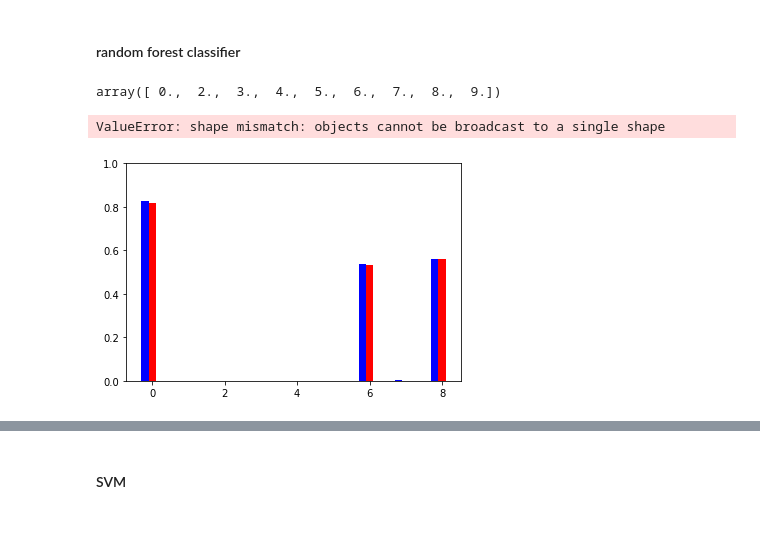
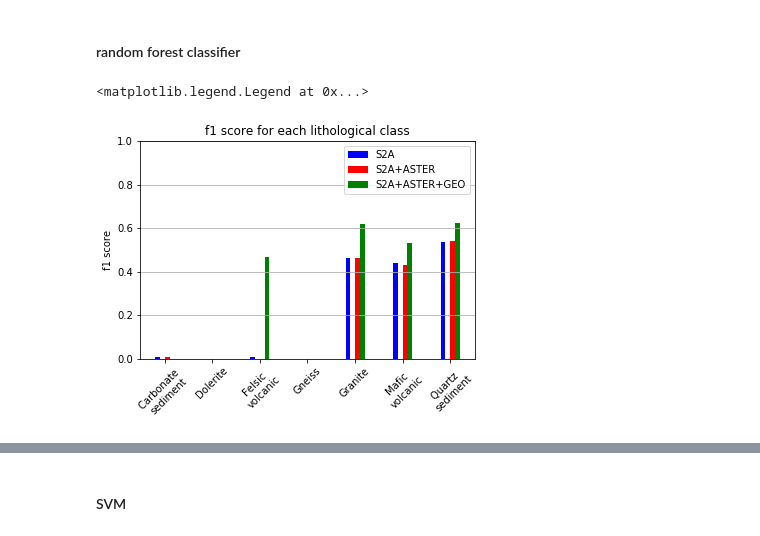
Before and after one commit to chenyz0601/DL-RockClassification, a Jupyter notebook: MLs.ipynb, the cells around one changed output, grey strips where cells are left out. Saved outputs shown, nothing was run; the diff lists cells and outputs as text; code cells hidden in the pictures.

```diff
--- a/MLs.ipynb
+++ b/MLs.ipynb
@@ -27,3 +11,28 @@ cls_names = ['Vegetation', 'Unkown Rocks', 'Carbonate_sediment',
+# %%
+# f = gzip.GzipFile('./data/block1_64/X_trn.npy.gz')
+# trn_X_sag = np.load(f)
+# trn_X_sag = trn_X_sag.reshape(-1, trn_X_sag.shape[-1])
+# trn_Y = np.load('./data/block1_64/Y_trn.npy')
+# trn_Y = np.argmax(trn_Y.reshape(-1, trn_Y.shape[-1]), axis=-1)
+# tst_X = np.load('./data/block1_64/X_tst.npy')
+# tst_X = tst_X.reshape(-1, tst_X.shape[-1])
+tst_Y = np.load('./data/block1_64/Y_tst.npy')
+tst_Y = np.argmax(tst_Y.reshape(-1, tst_Y.shape[-1]), axis=-1)
+# %%
+cls_names = ['Vegetation', 'Unkown \nRocks', 'Carbonate \nsediment',
+             'Dolerite', 'Feldspathic \nsediment', 'Felsic \nvolcanic',
+             'Gneiss', 'Granite', 'Mafic \nvolcanic', 'Quartz \nsediment']
+# %%
+# compute the distribution of each class in the train and test data
+trn_dlist = []
+for i in range(10):
+    trn_dlist.append(np.where(trn_Y == i)[0].shape[0] / trn_Y.shape[0])
+trn_distr = dict(zip(cls_names, trn_dlist))
+
+tst_dlist = []
+for i in range(10):
+    tst_dlist.append(np.where(tst_Y == i)[0].shape[0] / tst_Y.shape[0])
+tst_distr = dict(zip(cls_names, tst_dlist))
 # %% [markdown]
 #### random forest classifier
 # %%
@@ -38,22 +47,22 @@ p3 = clf.predict(tst_X[:, :])
+# %%
+p1 = np.load('./data/block1_64/rfc-s.npy')
+p2 = np.load('./data/block1_64/rfc-sa.npy')
+p3 = np.load('./data/block1_64/rfc-sag.npy')
 # %%
 pr1, re1, fs1, s1 = metrics.precision_recall_fscore_support(tst_Y, p1)
 pr2, re2, fs2, s2 = metrics.precision_recall_fscore_support(tst_Y, p2)
 pr3, re3, fs3, s3 = metrics.precision_recall_fscore_support(tst_Y, p3)
-# %%
-np.unique(tst_Y)
-# %% [output]
-array([ 0.,  2.,  3.,  4.,  5.,  6.,  7.,  8.,  9.])
 # %%
 ax = plt.subplot(111)
 plt.ylim(0., 1.)
-ax.bar(np.arange(9)-0.2, fs1[:], width=0.2, color='b', align='center', label='S2A')
-ax.bar(np.arange(9), fs2[:], width=0.2, color='r', align='center', label='S2A+ASTER')
-ax.bar(np.arange(9)+0.2, fs3[:], width=0.2, color='g', align='center', label='S2A+ASTER+GEO')
-plt.xticks(np.arange(9), cls_names[:9], rotation=90)
-plt.ylabel('accuarcy')
+ax.bar(np.arange(7)-0.15, fs1[2:], width=0.1, color='b', align='center', label='S2A')
+ax.bar(np.arange(7)+0.05, fs2[2:], width=0.1, color='r', align='center', label='S2A+ASTER')
+ax.bar(np.arange(7)+0.15, fs3[2:], width=0.1, color='g', align='center', label='S2A+ASTER+GEO')
+plt.xticks(np.arange(7), [cls_names[i] for i in np.unique(tst_Y)[2:]], rotation=45)
+plt.ylabel('f1 score')
 plt.gca().yaxis.grid(True)
 plt.title('f1 score for each lithological class')
 plt.legend()
 # %% [output]
-ValueError: shape mismatch: objects cannot be broadcast to a single shape
+<matplotlib.legend.Legend at 0x...>
-[figure, old version]
+[figure, new version]
```
Also changed, not shown: parts of 14 cells of this notebook, 2 other files.
